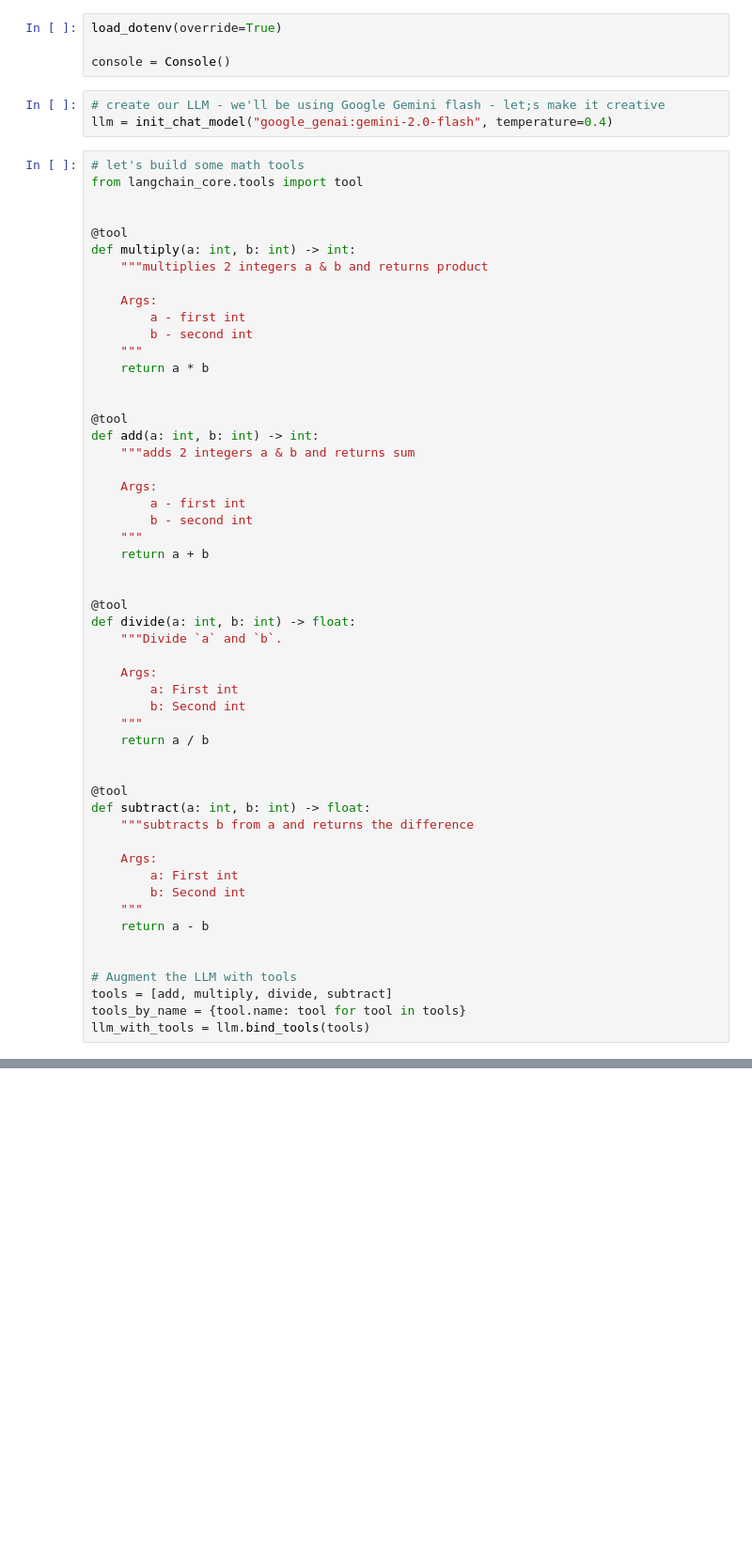
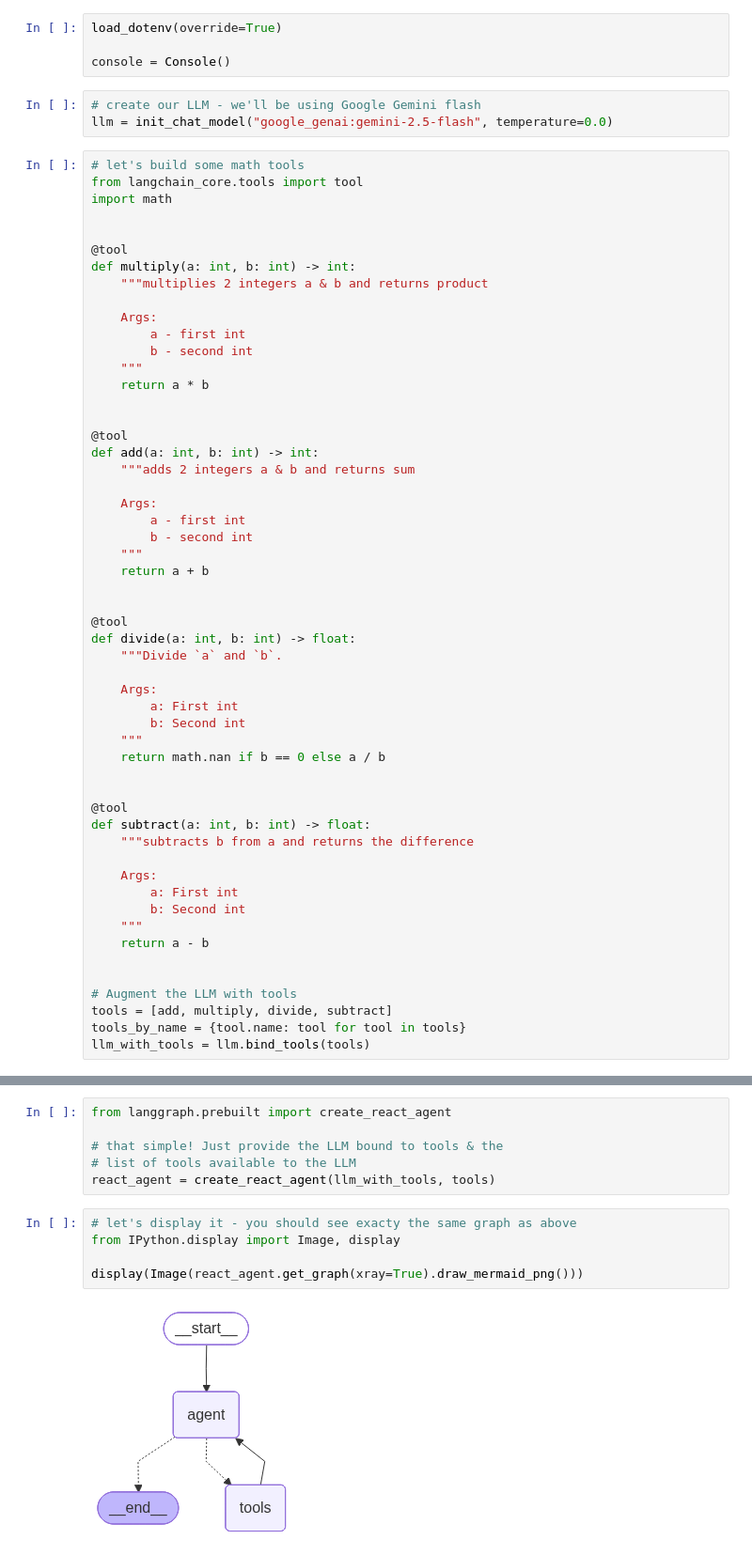
Before and after one commit to mjbhobe/learning_langgraph, a Jupyter notebook: effective_agents_workflows/07-building-agents.ipynb, the cells around one changed output, grey strips where cells are left out. Shown at 94% size. Saved outputs shown, nothing was run; the diff lists cells and outputs as text; blank space fills up the shorter version.

Commit message:
Building an Agent with LangGraph

```diff
--- a/effective_agents_workflows/07-building-agents.ipynb
+++ b/effective_agents_workflows/07-building-agents.ipynb
@@ -30,11 +30,12 @@ load_dotenv(override=True)
 
 console = Console()
 # %%
-# create our LLM - we'll be using Google Gemini flash - let;s make it creative
-llm = init_chat_model("google_genai:gemini-2.0-flash", temperature=0.4)
+# create our LLM - we'll be using Google Gemini flash
+llm = init_chat_model("google_genai:gemini-2.5-flash", temperature=0.0)
 # %%
 # let's build some math tools
 from langchain_core.tools import tool
+import math
 
 
 @tool
@@ -67,7 +68,7 @@ def divide(a: int, b: int) -> float:
         a: First int
         b: Second int
     """
-    return a / b
+    return math.nan if b == 0 else a / b
 
 
 @tool
@@ -160,0 +211,13 @@ for m in messages["messages"]:
+# %%
+from langgraph.prebuilt import create_react_agent
+
+# that simple! Just provide the LLM bound to tools & the
+# list of tools available to the LLM
+react_agent = create_react_agent(llm_with_tools, tools)
+# %%
+# let's display it - you should see exacty the same graph as above
+from IPython.display import Image, display
+
+display(Image(react_agent.get_graph(xray=True).draw_mermaid_png()))
+# %% [output]
+[figure, added]
```
Also changed, not shown: parts of 9 cells of this notebook.
